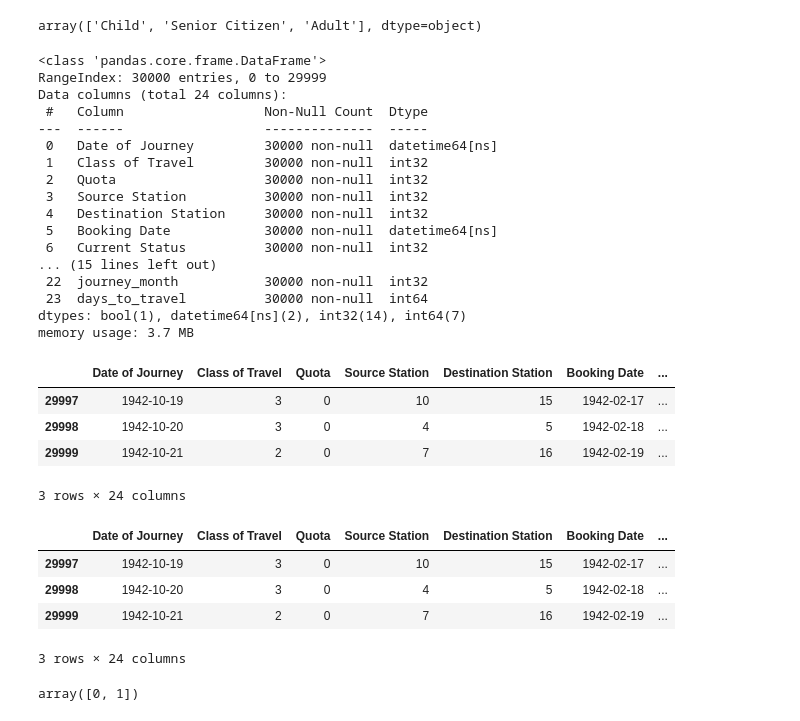
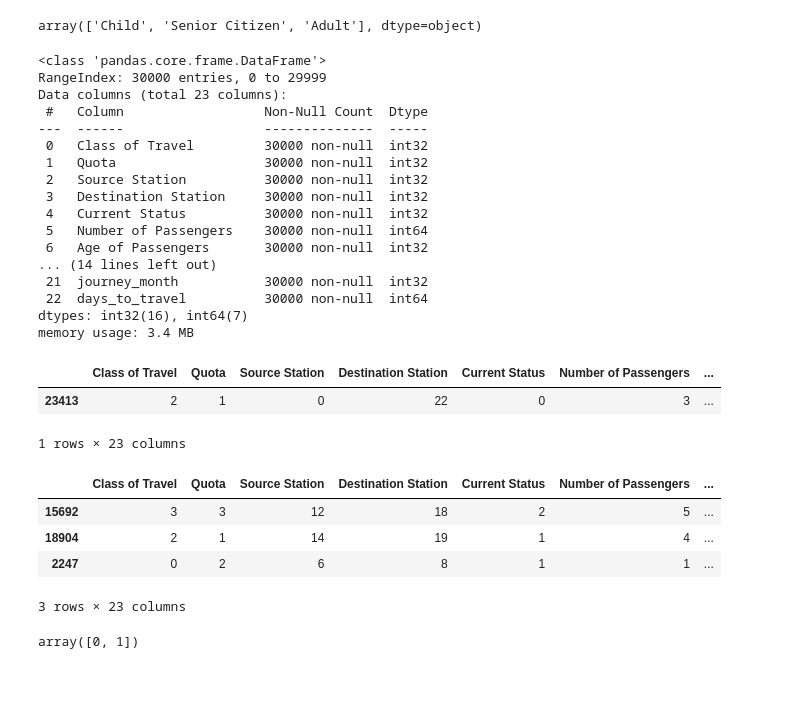
Before and after one commit to Ravikash-Verma/ticket-prediction-internship, a Jupyter notebook: IRCTC Ticket confirmation internship project.ipynb, the cells around one changed output. Cells and saved outputs as stored; diff of their text form; code cells hidden in the pictures; blank space fills up the shorter version.

```diff
--- a/IRCTC Ticket confirmation internship project.ipynb
+++ b/IRCTC Ticket confirmation internship project.ipynb
@@ -279,8 +286,9 @@ Name: Booking Date, Length: 30000, dtype: datetime64[ns]
 # %% [markdown]
 # Now we will generate features which will be helpful in our prediction like whether it is weeday or weekend, what is the month and whether it is a holiday period
 # %%
-df['booking_day']=df['Booking Date'].dt.day_name()
-df['is_weekend']=df['Booking Date'].dt.weekday>=5
+df['booking_day']=df['Booking Date'].dt.weekday
+df['journey_day']=df['Date of Journey'].dt.weekday
+df['is_weekend']=df['Date of Journey'].dt.weekday>5
 df['journey_month']=df['Date of Journey'].dt.month
-df['days_to_travel']=(df['Date of Journey']-df['Booking Date']).dt.days
+df['days_to_travel']=abs(df['Date of Journey']-df['Booking Date']).dt.days
 # %%
@@ -323,6 +329,6 @@ Index(['PNR Number', 'Train Number', 'Date of Journey', 'Class of Travel',
       dtype='object')
 # %%
-df.drop(columns=['PNR Number','Train Number'],inplace=True)
+df.drop(columns=['PNR Number','Train Number','Date of Journey','Booking Date'],inplace=True)
 # %%
 df.sample()
 # %% [output]
@@ -355,6 +361,8 @@ df['Age of Passengers'].unique()
 array(['Child', 'Senior Citizen', 'Adult'], dtype=object)
 # %%
 from sklearn.preprocessing import LabelEncoder
+# %%
+df['is_weekend']=df['is_weekend'].astype(str)
 # %%
 label_encoder=LabelEncoder()
 for i in df.select_dtypes(include='object').columns:
@@ -364,37 +372,35 @@ df.info()
 # %% [output]
 <class 'pandas.core.frame.DataFrame'>
 RangeIndex: 30000 entries, 0 to 29999
-Data columns (total 24 columns):
+Data columns (total 23 columns):
  #   Column                  Non-Null Count  Dtype
 ---  ------                  --------------  -----
- 0   Date of Journey         30000 non-null  datetime64[ns]
- 1   Class of Travel         30000 non-null  int32
- 2   Quota                   30000 non-null  int32
- 3   Source Station          30000 non-null  int32
- 4   Destination Station     30000 non-null  int32
- 5   Booking Date            30000 non-null  datetime64[ns]
- 6   Current Status          30000 non-null  int32
-... (15 lines left out)
- 22  journey_month           30000 non-null  int32
- 23  days_to_travel          30000 non-null  int64
-dtypes: bool(1), datetime64[ns](2), int32(14), int64(7)
-memory usage: 3.7 MB
+ 0   Class of Travel         30000 non-null  int32
+ 1   Quota                   30000 non-null  int32
+ 2   Source Station          30000 non-null  int32
+ 3   Destination Station     30000 non-null  int32
+ 4   Current Status          30000 non-null  int32
+ 5   Number of Passengers    30000 non-null  int64
+ 6   Age of Passengers       30000 non-null  int32
+... (14 lines left out)
+ 21  journey_month           30000 non-null  int32
+ 22  days_to_travel          30000 non-null  int64
+dtypes: int32(16), int64(7)
+memory usage: 3.4 MB
 # %%
-df.tail(3)
+df.sample()
 # %% [output]
-|  | Date of Journey | Class of Travel | Quota | Source Station | Destination Station | Booking Date | ... |
-| 29997 | 1942-10-19 | 3 | 0 | 10 | 15 | 1942-02-17 | ... |
-| 29998 | 1942-10-20 | 3 | 0 | 4 | 5 | 1942-02-18 | ... |
-| 29999 | 1942-10-21 | 2 | 0 | 7 | 16 | 1942-02-19 | ... |
+|  | Class of Travel | Quota | Source Station | Destination Station | Current Status | Number of Passengers | ... |
+| 23413 | 2 | 1 | 0 | 22 | 0 | 3 | ... |
-3 rows × 24 columns
+1 rows × 23 columns
 # %%
-df.tail(3)
+df.sample(3)
 # %% [output]
-|  | Date of Journey | Class of Travel | Quota | Source Station | Destination Station | Booking Date | ... |
-| 29997 | 1942-10-19 | 3 | 0 | 10 | 15 | 1942-02-17 | ... |
-| 29998 | 1942-10-20 | 3 | 0 | 4 | 5 | 1942-02-18 | ... |
-| 29999 | 1942-10-21 | 2 | 0 | 7 | 16 | 1942-02-19 | ... |
+|  | Class of Travel | Quota | Source Station | Destination Station | Current Status | Number of Passengers | ... |
+| 15692 | 3 | 3 | 12 | 18 | 2 | 5 | ... |
+| 18904 | 2 | 1 | 14 | 19 | 1 | 4 | ... |
+| 2247 | 0 | 2 | 6 | 8 | 1 | 1 | ... |
-3 rows × 24 columns
+3 rows × 23 columns
 # %%
 df['Confirmation Status'].unique()
 # %% [output]
```
Also changed, not shown: parts of 24 cells of this notebook.
